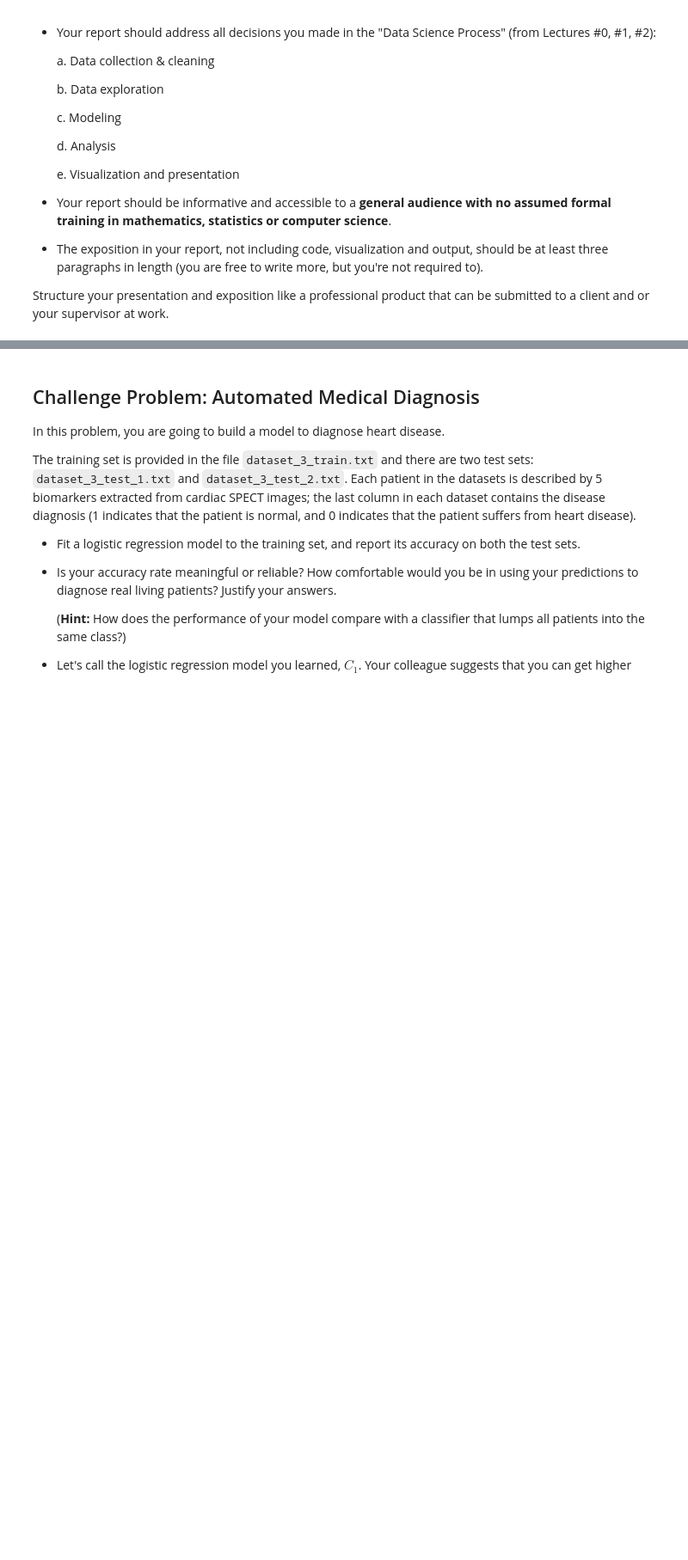
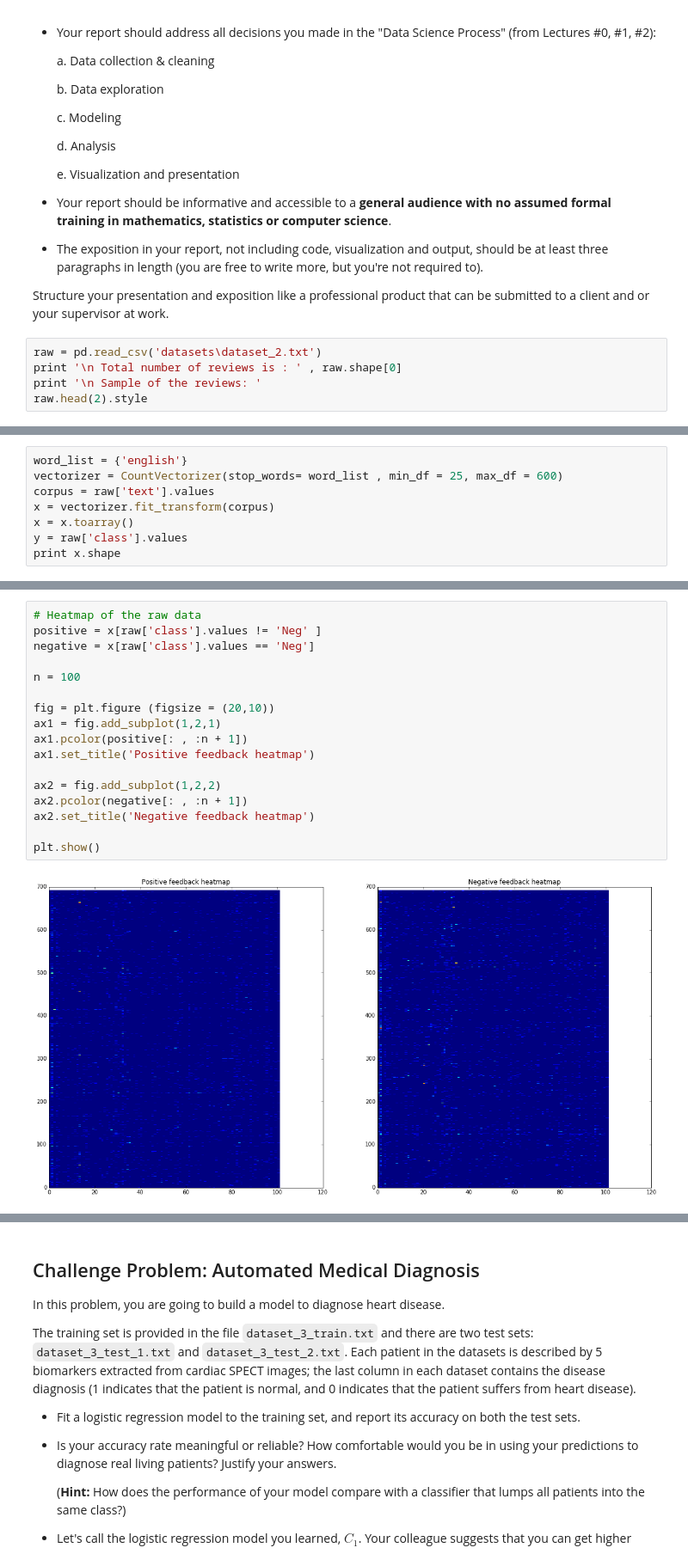
Before and after one commit to alokkshukla/cs109-2, a Jupyter notebook: HW5/Bassily_Hany_cse109a_HW5.ipynb, the cells around one changed output, grey strips where cells are left out. Shown at 86% size. Drawn from its saved outputs; the diff is of its cells as text; blank space fills up the shorter version.

```diff
--- a/HW5/Bassily_Hany_cse109a_HW5.ipynb
+++ b/HW5/Bassily_Hany_cse109a_HW5.ipynb
@@ -706,3 +706,8 @@ Produce a report summarizing your solution to this problem:
 - The exposition in your report, not including code, visualization and output, should be at least three paragraphs in length (you are free to write more, but you're not required to).
 
 Structure your presentation and exposition like a professional product that can be submitted to a client and or your supervisor at work.
+# %%
+raw = pd.read_csv('datasets\dataset_2.txt')
+print '\n Total number of reviews is : ' , raw.shape[0]
+print '\n Sample of the reviews: '
+raw.head(2).style
@@ -708,0 +721,8 @@ Structure your presentation and exposition like a professional product that can
+# %%
+word_list = {'english'}
+vectorizer = CountVectorizer(stop_words= word_list , min_df = 25, max_df = 600)
+corpus = raw['text'].values
+x = vectorizer.fit_transform(corpus)
+x = x.toarray()
+y = raw['class'].values
+print x.shape
@@ -708,0 +751,19 @@ Structure your presentation and exposition like a professional product that can
+# %%
+# Heatmap of the raw data
+positive = x[raw['class'].values != 'Neg' ]
+negative = x[raw['class'].values == 'Neg']
+
+n = 100
+
+fig = plt.figure (figsize = (20,10))
+ax1 = fig.add_subplot(1,2,1)
+ax1.pcolor(positive[: , :n + 1])
+ax1.set_title('Positive feedback heatmap')
+
+ax2 = fig.add_subplot(1,2,2)
+ax2.pcolor(negative[: , :n + 1])
+ax2.set_title('Negative feedback heatmap')
+
+plt.show()
+# %% [output]
+[figure, added]
```
Also changed, not shown: parts of 13 cells of this notebook.
